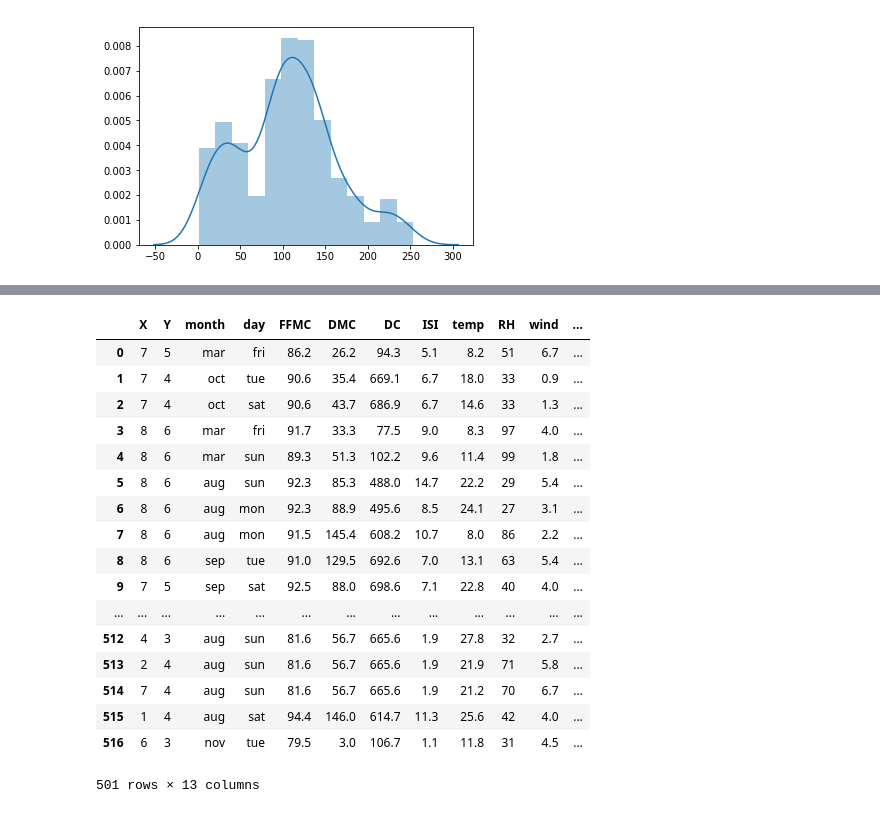
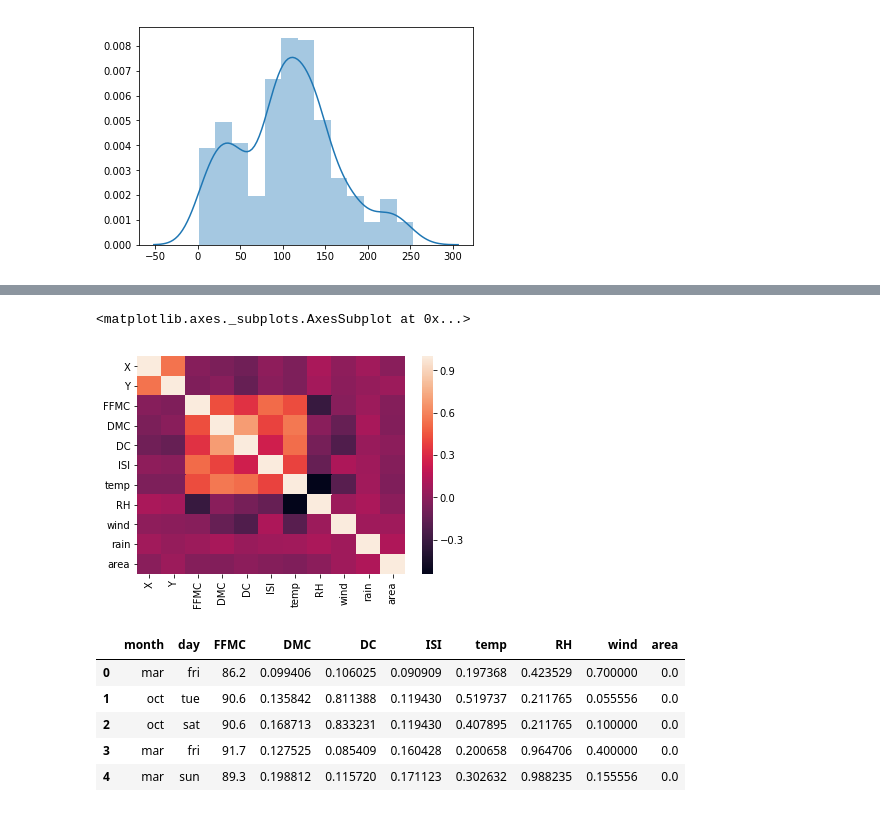
Before and after one commit to kaushal-py/data-mining, a Jupyter notebook: Data Preprocessing/forest_visualization_a.ipynb, the cells around one changed output, grey strips where cells are left out. Saved outputs shown, nothing was run; the diff lists cells and outputs as text; code cells hidden in the pictures.

```diff
--- a/forest_visualization_a.ipynb
+++ b/Data Preprocessing/forest_visualization_a.ipynb
@@ -151,2 +129,0 @@ def splitNcalc(df, col, bins, labels):
-# %%
-df4 = splitNcalc(df3, 'rain', 3, labels=["low", "moderate", "high"])
@@ -157,0 +151,6 @@ See the caveats in the documentation: http://pandas.pydata.org/pandas-docs/stabl
+# %%
+corr = df2.corr()
+sns.heatmap(corr)
+# %% [output]
+<matplotlib.axes._subplots.AxesSubplot at 0x...>
+[figure, added]
@@ -158,21 +160,9 @@ See the caveats in the documentation: http://pandas.pydata.org/pandas-docs/stabl
 # %%
-df4
+df4.head()
 # %% [output]
-|  | X | Y | month | day | FFMC | DMC | DC | ISI | temp | RH | wind | ... |
-| 0 | 7 | 5 | mar | fri | 86.2 | 26.2 | 94.3 | 5.1 | 8.2 | 51 | 6.7 | ... |
-| 1 | 7 | 4 | oct | tue | 90.6 | 35.4 | 669.1 | 6.7 | 18.0 | 33 | 0.9 | ... |
-| 2 | 7 | 4 | oct | sat | 90.6 | 43.7 | 686.9 | 6.7 | 14.6 | 33 | 1.3 | ... |
-| 3 | 8 | 6 | mar | fri | 91.7 | 33.3 | 77.5 | 9.0 | 8.3 | 97 | 4.0 | ... |
-| 4 | 8 | 6 | mar | sun | 89.3 | 51.3 | 102.2 | 9.6 | 11.4 | 99 | 1.8 | ... |
-| 5 | 8 | 6 | aug | sun | 92.3 | 85.3 | 488.0 | 14.7 | 22.2 | 29 | 5.4 | ... |
-| 6 | 8 | 6 | aug | mon | 92.3 | 88.9 | 495.6 | 8.5 | 24.1 | 27 | 3.1 | ... |
-| 7 | 8 | 6 | aug | mon | 91.5 | 145.4 | 608.2 | 10.7 | 8.0 | 86 | 2.2 | ... |
-| 8 | 8 | 6 | sep | tue | 91.0 | 129.5 | 692.6 | 7.0 | 13.1 | 63 | 5.4 | ... |
-| 9 | 7 | 5 | sep | sat | 92.5 | 88.0 | 698.6 | 7.1 | 22.8 | 40 | 4.0 | ... |
-| ... | ... | ... | ... | ... | ... | ... | ... | ... | ... | ... | ... | ... |
-| 512 | 4 | 3 | aug | sun | 81.6 | 56.7 | 665.6 | 1.9 | 27.8 | 32 | 2.7 | ... |
-| 513 | 2 | 4 | aug | sun | 81.6 | 56.7 | 665.6 | 1.9 | 21.9 | 71 | 5.8 | ... |
-| 514 | 7 | 4 | aug | sun | 81.6 | 56.7 | 665.6 | 1.9 | 21.2 | 70 | 6.7 | ... |
-| 515 | 1 | 4 | aug | sat | 94.4 | 146.0 | 614.7 | 11.3 | 25.6 | 42 | 4.0 | ... |
-| 516 | 6 | 3 | nov | tue | 79.5 | 3.0 | 106.7 | 1.1 | 11.8 | 31 | 4.5 | ... |
+|  | month | day | FFMC | DMC | DC | ISI | temp | RH | wind | area |
+| 0 | mar | fri | 86.2 | 0.099406 | 0.106025 | 0.090909 | 0.197368 | 0.423529 | 0.700000 | 0.0 |
+| 1 | oct | tue | 90.6 | 0.135842 | 0.811388 | 0.119430 | 0.519737 | 0.211765 | 0.055556 | 0.0 |
+| 2 | oct | sat | 90.6 | 0.168713 | 0.833231 | 0.119430 | 0.407895 | 0.211765 | 0.100000 | 0.0 |
+| 3 | mar | fri | 91.7 | 0.127525 | 0.085409 | 0.160428 | 0.200658 | 0.964706 | 0.400000 | 0.0 |
+| 4 | mar | sun | 89.3 | 0.198812 | 0.115720 | 0.171123 | 0.302632 | 0.988235 | 0.155556 | 0.0 |
-501 rows × 13 columns
```
Also changed, not shown: parts of 16 cells of this notebook.
